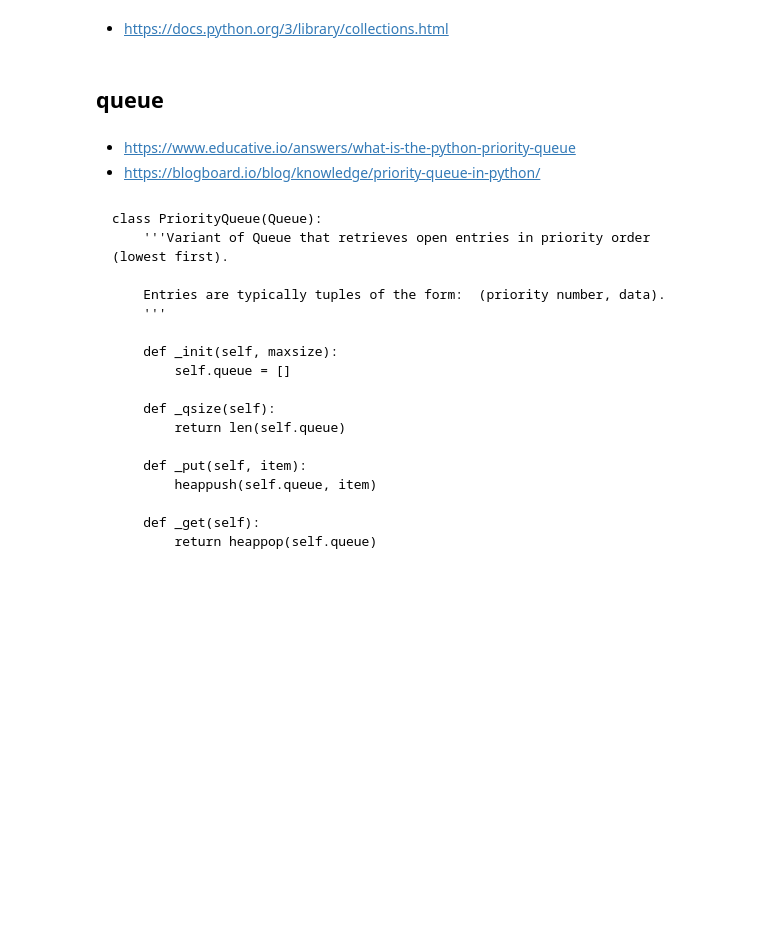
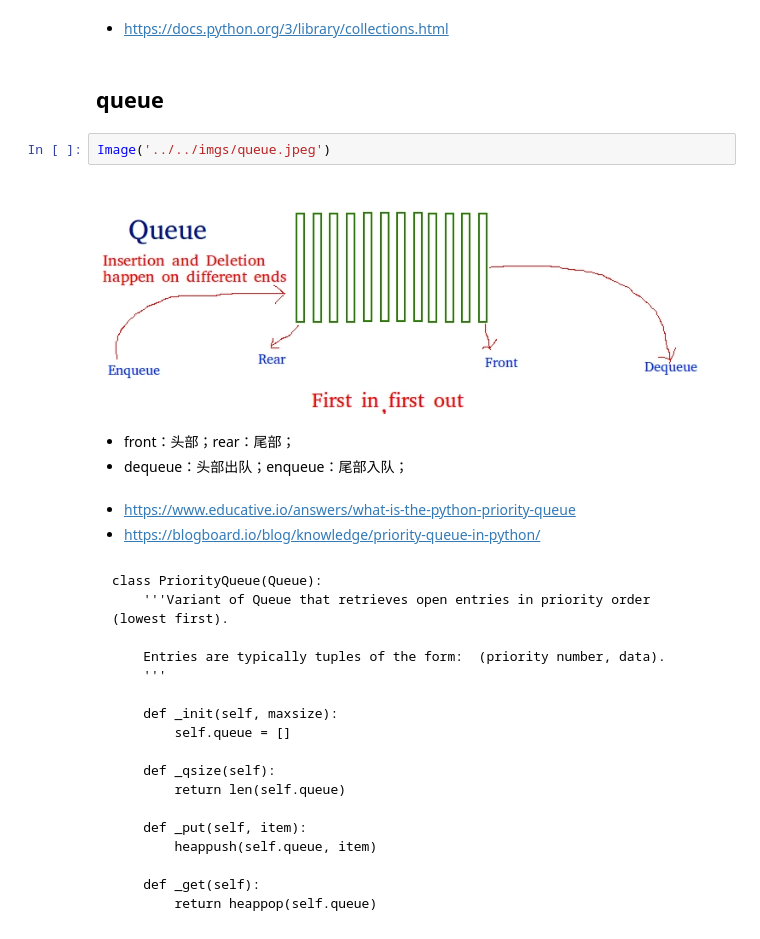
Before and after one commit to chunhuizhang/leetcode_reviews, a Jupyter notebook: 数据结构/队列/python_collections_queue_heapdict.ipynb, the cells around one changed output. Drawn from its saved outputs; the diff is of its cells as text; blank space fills up the shorter version.

```diff
--- a/数据结构/队列/python_collections_queue_heapdict.ipynb
+++ b/数据结构/队列/python_collections_queue_heapdict.ipynb
@@ -4,6 +6,13 @@
 - https://docs.python.org/3/library/collections.html
 # %% [markdown]
 ## queue
+# %%
+Image('../../imgs/queue.jpeg')
+# %% [output]
+[figure, added]
+# %% [markdown]
+- front：头部；rear：尾部；
+- dequeue：头部出队；enqueue：尾部入队；
 # %% [markdown]
 - https://www.educative.io/answers/what-is-the-python-priority-queue
 - https://blogboard.io/blog/knowledge/priority-queue-in-python/
```
Also changed, not shown: parts of 1 cell of this notebook, 1 other file.
